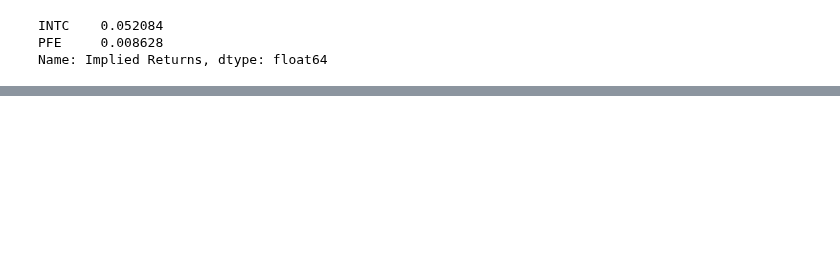
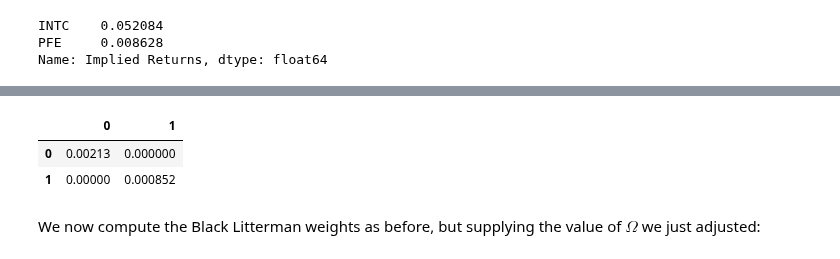
Before and after one commit to z4ir3/finance-courses, a Jupyter notebook: course_2_advanced_portfolio_construction_and_analysis_with_python/week-3.ipynb, the cells around one changed output, grey strips where cells are left out. Cells and saved outputs as stored; diff of their text form; code cells hidden in the pictures; blank space fills up the shorter version.

```diff
--- a/course_2_advanced_portfolio_construction_and_analysis_with_python/week-3.ipynb
+++ b/course_2_advanced_portfolio_construction_and_analysis_with_python/week-3.ipynb
@@ -610,0 +763,7 @@ Having established that the code accurately implements the Black Litterman proce
+# %%
+delta = 2.5
+tau   = 0.05 # from Footnote 8
+
+# Find the Black Litterman Expected Returns
+bl_mu, bl_sigma = erk.black_litterman(w_eq, sigma_prior, P, Q, tau=tau)
+(bl_mu*100).round(1)
@@ -610,0 +954,13 @@ Having established that the code accurately implements the Black Litterman proce
+# %%
+# compute the default Omega
+omega = erk.omega_uncertain_prior(sigma_prior, tau, P)
+
+# Now, double the uncertainty associated with View 1
+omega.iloc[0,0] = 2*omega.iloc[0,0]
+omega
+# %% [output]
+|  | 0 | 1 |
+| 0 | 0.00213 | 0.000000 |
+| 1 | 0.00000 | 0.000852 |
+# %% [markdown]
+We now compute the Black Litterman weights as before, but supplying the value of $\Omega$ we just adjusted:
```
Also changed, not shown: parts of 65 cells of this notebook.
